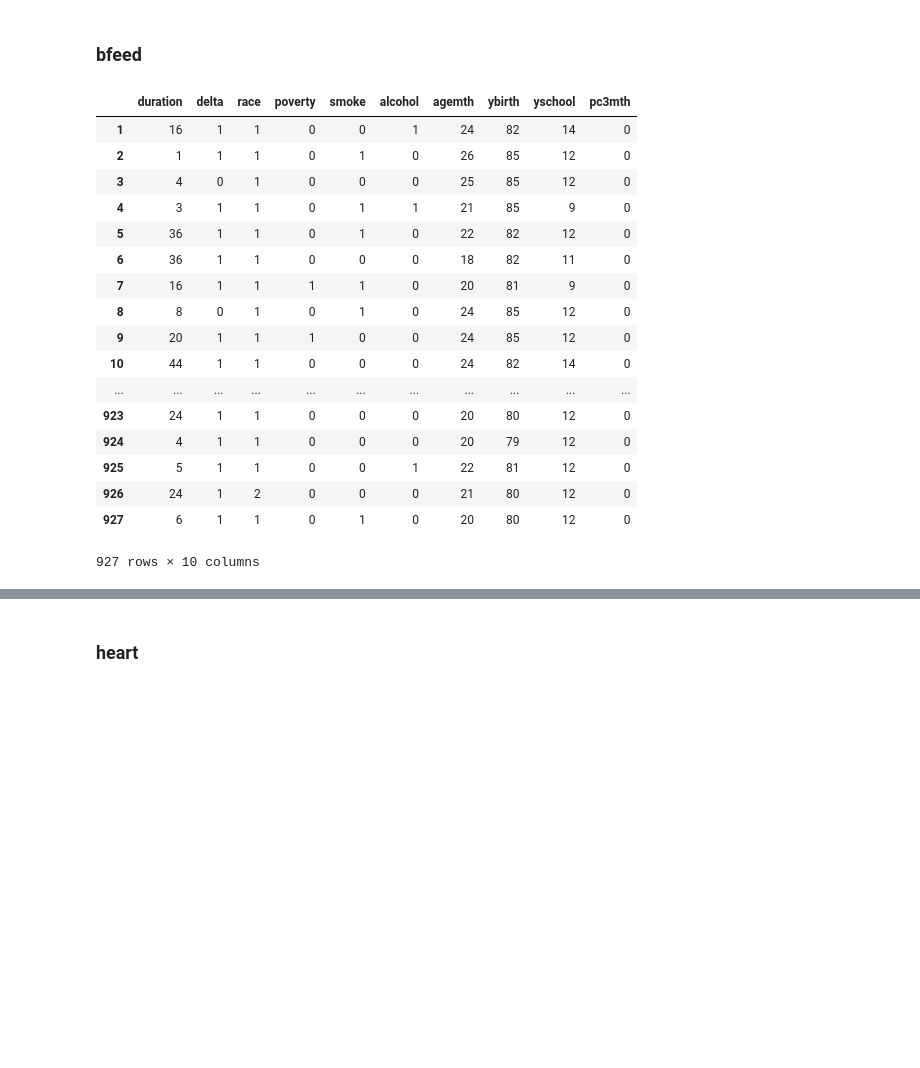
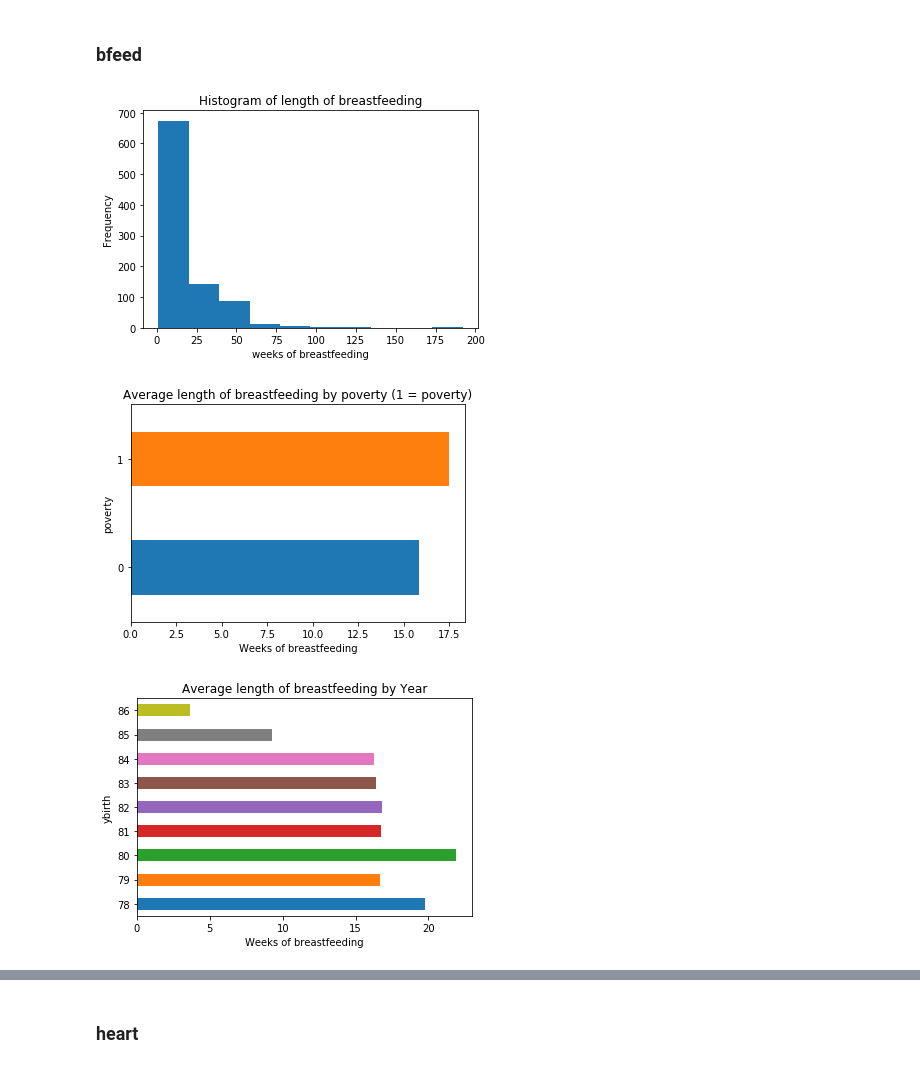
Before and after one commit to mattdbrown17/BootCamp2018, a Jupyter notebook: ProbSets/Comp/ProbSet2/Pandas 2.ipynb, the cells around one changed output, grey strips where cells are left out. Drawn from its saved outputs; the diff is of its cells as text; code cells hidden in the pictures; blank space fills up the shorter version.

Commit message:
Final Week 2

```diff
--- a/ProbSets/Comp/ProbSet2/Pandas 2.ipynb
+++ b/ProbSets/Comp/ProbSet2/Pandas 2.ipynb
@@ -49,24 +59,20 @@ Text(0,0.5,'Frequency')
 The bar chart simply shows how many traffic deaths occured in each state - there is much variation. The histograms suggest that including DC in our dataset will throw any analyses involving population density haywire.
 # %% [markdown]
 ### bfeed
-# %%
-df = data.data('bfeed')
-# %% [output]
-|  | duration | delta | race | poverty | smoke | alcohol | agemth | ybirth | yschool | pc3mth |
-| 1 | 16 | 1 | 1 | 0 | 0 | 1 | 24 | 82 | 14 | 0 |
-| 2 | 1 | 1 | 1 | 0 | 1 | 0 | 26 | 85 | 12 | 0 |
-| 3 | 4 | 0 | 1 | 0 | 0 | 0 | 25 | 85 | 12 | 0 |
-| 4 | 3 | 1 | 1 | 0 | 1 | 1 | 21 | 85 | 9 | 0 |
-| 5 | 36 | 1 | 1 | 0 | 1 | 0 | 22 | 82 | 12 | 0 |
-| 6 | 36 | 1 | 1 | 0 | 0 | 0 | 18 | 82 | 11 | 0 |
-| 7 | 16 | 1 | 1 | 1 | 1 | 0 | 20 | 81 | 9 | 0 |
-| 8 | 8 | 0 | 1 | 0 | 1 | 0 | 24 | 85 | 12 | 0 |
-| 9 | 20 | 1 | 1 | 1 | 0 | 0 | 24 | 85 | 12 | 0 |
-| 10 | 44 | 1 | 1 | 0 | 0 | 0 | 24 | 82 | 14 | 0 |
-| ... | ... | ... | ... | ... | ... | ... | ... | ... | ... | ... |
-| 923 | 24 | 1 | 1 | 0 | 0 | 0 | 20 | 80 | 12 | 0 |
-| 924 | 4 | 1 | 1 | 0 | 0 | 0 | 20 | 79 | 12 | 0 |
-| 925 | 5 | 1 | 1 | 0 | 0 | 1 | 22 | 81 | 12 | 0 |
-| 926 | 24 | 1 | 2 | 0 | 0 | 0 | 21 | 80 | 12 | 0 |
-| 927 | 6 | 1 | 1 | 0 | 1 | 0 | 20 | 80 | 12 | 0 |
-927 rows × 10 columns
+# %%
+df = data.data('bfeed')
+df['duration'].plot(kind = 'hist', title="Histogram of length of breastfeeding")
+plt.xlabel("weeks of breastfeeding")
+plt.show()
+
+df.groupby('poverty').mean()['duration'].plot(kind = 'barh', title = 'Average length of breastfeeding by poverty (1 = poverty)')
+plt.xlabel('Weeks of breastfeeding')
+plt.show()
+
+df.groupby('ybirth').mean()['duration'].plot(kind = 'barh', title = 'Average length of breastfeeding by Year')
+plt.xlabel('Weeks of breastfeeding')
+plt.show()
+# %% [output]
+[figure, added]
+[figure, added]
+[figure, added]
```
Also changed, not shown: parts of 8 cells of this notebook, 1 other file.
